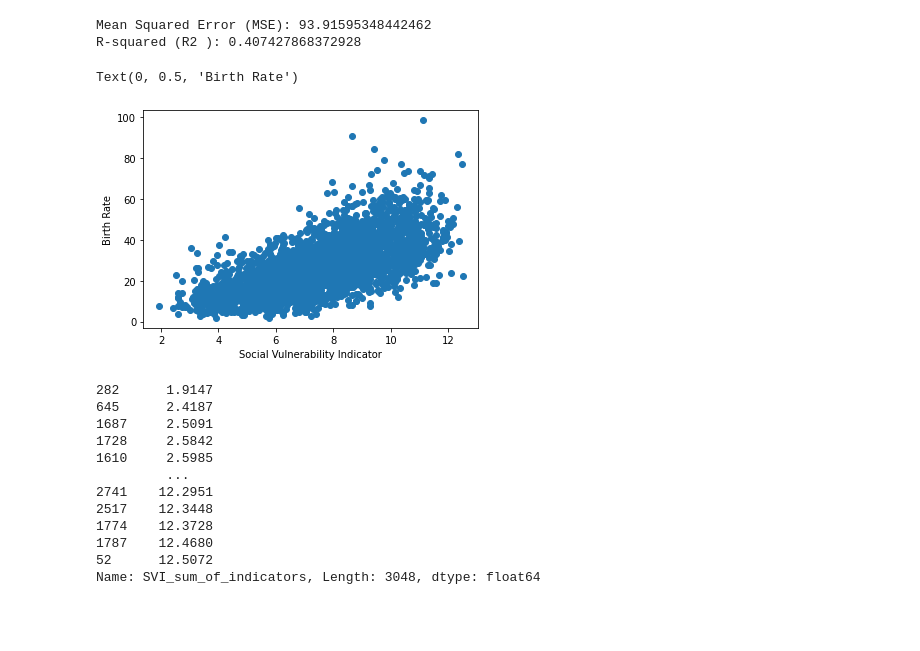
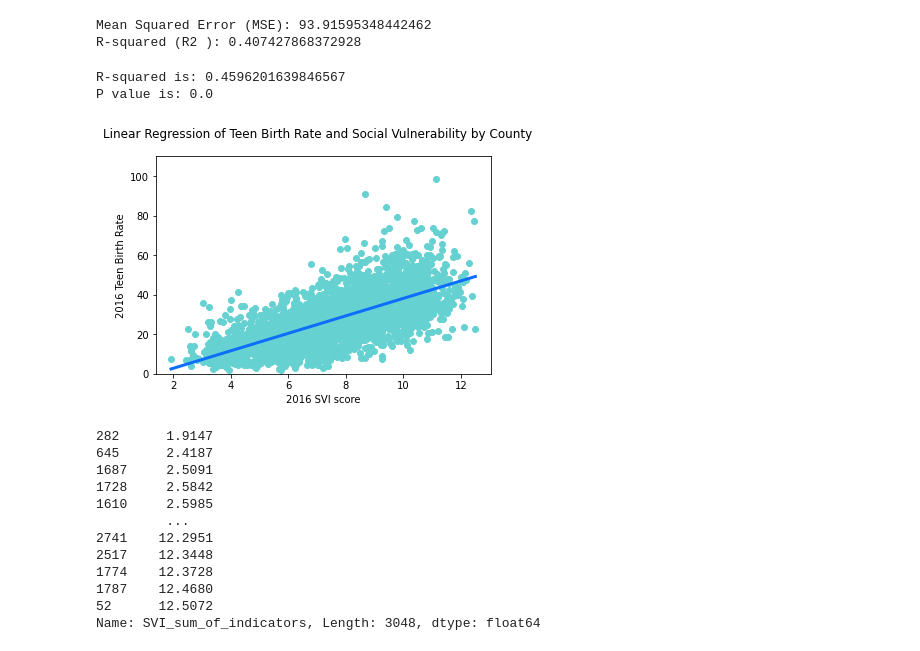
Before and after one commit to catielutz/DWP-Dashboard, a Jupyter notebook: static/data/jupyter notebooks/Machine Learning--LH.ipynb, the cells around one changed output. Drawn from its saved outputs; the diff is of its cells as text; code cells hidden in the pictures; blank space fills up the shorter version.

Commit message:
linear regression with SVI

```diff
--- a/static/data/jupyter notebooks/Machine Learning--LH.ipynb
+++ b/static/data/jupyter notebooks/Machine Learning--LH.ipynb
@@ -439,13 +439,29 @@ print(f"R-squared (R2 ): {r2}")
 # %% [output]
 Mean Squared Error (MSE): 93.91595348442462
 R-squared (R2 ): 0.407427868372928
-# %%
-plt.scatter(SVI, y)
-plt.xlabel("Social Vulnerability Indicator")
-plt.ylabel("Birth Rate")
-# %% [output]
-Text(0, 0.5, 'Birth Rate')
-[figure, removed]
+# %%
+from scipy.stats import linregress
+x_values = county_df['SVI_sum_of_indicators']
+y_values = county_df['birth_rate']
+
+plt.scatter(x_values, y_values, color="#66d1d1")
+plt.xlabel("2016 SVI score")
+plt.ylabel("2016 Teen Birth Rate")
+plt.suptitle("Linear Regression of Teen Birth Rate and Social Vulnerability by County")
+plt.ylim(0, 110)
+
+(slope, intercept, rvalue, pvalue, stderr) = linregress(x_values, y_values)
+regress_values = x_values * slope + intercept
+plt.plot(x_values,regress_values,color="#0d6efd", linewidth=3)
+
+plt.savefig('linear_regression.png', bbox_inches='tight')
+
+print(f"R-squared is: {rvalue**2}")
+print(f"P value is: {pvalue}")
+# %% [output]
+R-squared is: 0.4596201639846567
+P value is: 0.0
+[figure, added]
 # %%
 #R2 with raw state data = 0.26
 #R2 with per capita = 0.15
```
Also changed, not shown: 1 other file.
